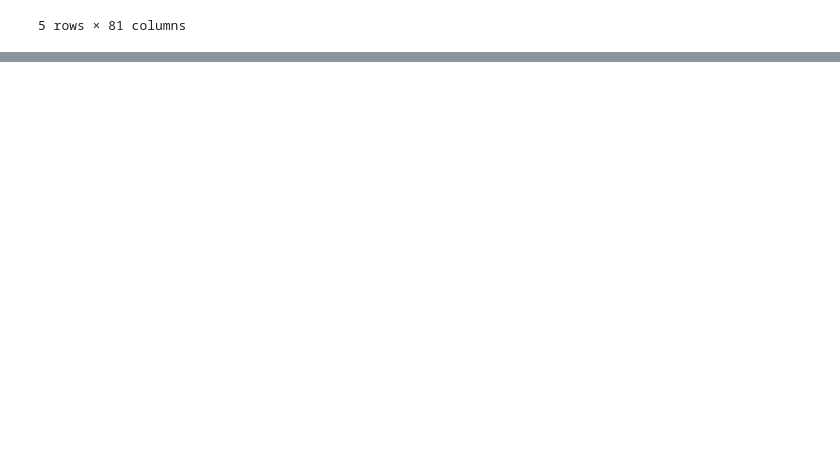
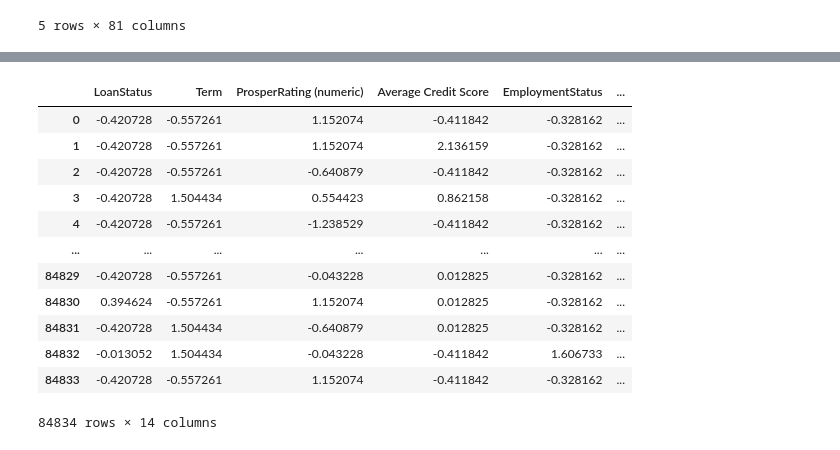
Before and after one commit to LachlanPotter33/Proj-4-Group-3, a Jupyter notebook: Notebooks/Untitled.ipynb, the cells around one changed output, grey strips where cells are left out. Cells and saved outputs as stored; diff of their text form; code cells hidden in the pictures; blank space fills up the shorter version.

```diff
--- a/Notebooks/Untitled.ipynb
+++ b/Notebooks/Untitled.ipynb
@@ -152,0 +196,14 @@ scaled_df
+# %%
+# Create a list to store inertia values
+inertia = []
+
+# Create a list to store the values of k
+k = list(range(1, 11))
+# %%
+# Create a for-loop where each value of k is evaluated using the K-means algorithm
+# Fit the model using the spread_df DataFrame
+# Append the value of the computed inertia from the `inertia_` attribute of the KMeans model instance
+for i in k:
+    k_model = KMeans(n_clusters=i, random_state=1)
+    k_model.fit(scaled_df)
+    inertia.append(k_model.inertia_)
@@ -152,0 +241,32 @@ scaled_df
+# %%
+# Define the model with the lower value of k clusters
+# Use a random_state of 1 to generate the model
+model = KMeans(n_clusters=2, random_state=1)
+
+# Fit the model
+model.fit(scaled_df)
+
+# Make predictions
+k_lower = model.predict(scaled_df)
+
+# Create a copy of the DataFrame and name it as spread_df_predictions
+spread_df_predictions = scaled_df.copy()
+
+# Add a class column with the labels to the spread_df_predictions DataFrame
+spread_df_predictions['clusters_lower'] = k_lower
+# %%
+spread_df_predictions
+# %% [output]
+|  | LoanStatus | Term | ProsperRating (numeric) | Average Credit Score | EmploymentStatus | ... |
+| 0 | -0.420728 | -0.557261 | 1.152074 | -0.411842 | -0.328162 | ... |
+| 1 | -0.420728 | -0.557261 | 1.152074 | 2.136159 | -0.328162 | ... |
+| 2 | -0.420728 | -0.557261 | -0.640879 | -0.411842 | -0.328162 | ... |
+| 3 | -0.420728 | 1.504434 | 0.554423 | 0.862158 | -0.328162 | ... |
+| 4 | -0.420728 | -0.557261 | -1.238529 | -0.411842 | -0.328162 | ... |
+| ... | ... | ... | ... | ... | ... | ... |
+| 84829 | -0.420728 | -0.557261 | -0.043228 | 0.012825 | -0.328162 | ... |
+| 84830 | 0.394624 | -0.557261 | 1.152074 | 0.012825 | -0.328162 | ... |
+| 84831 | -0.420728 | 1.504434 | -0.640879 | 0.012825 | -0.328162 | ... |
+| 84832 | -0.013052 | 1.504434 | -0.043228 | -0.411842 | 1.606733 | ... |
+| 84833 | -0.420728 | -0.557261 | 1.152074 | -0.411842 | -0.328162 | ... |
+84834 rows × 14 columns
```
Also changed, not shown: parts of 19 cells of this notebook.
